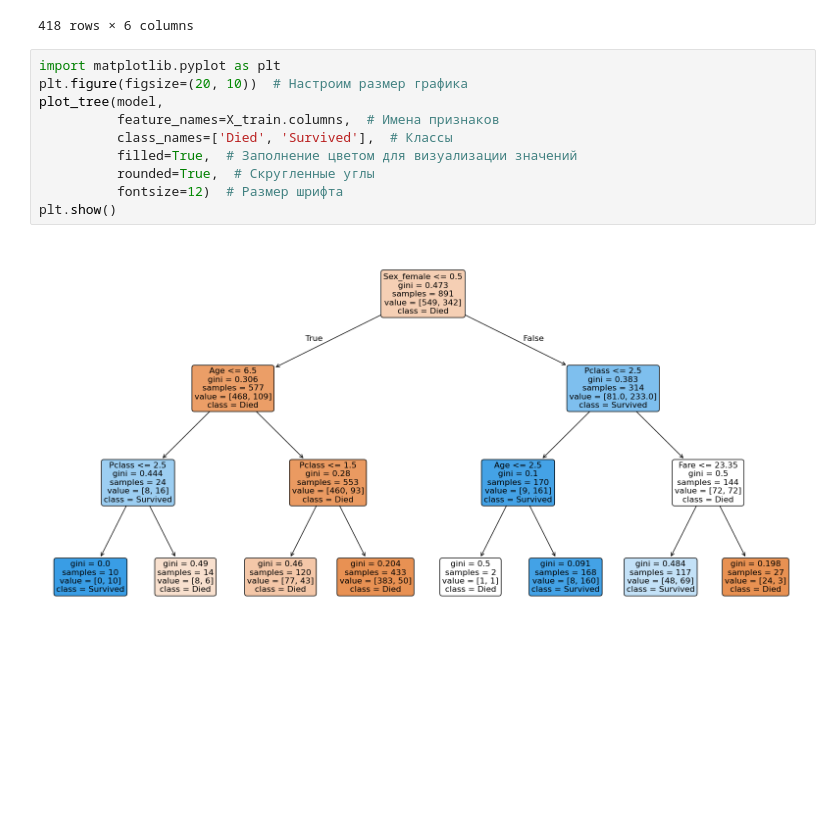
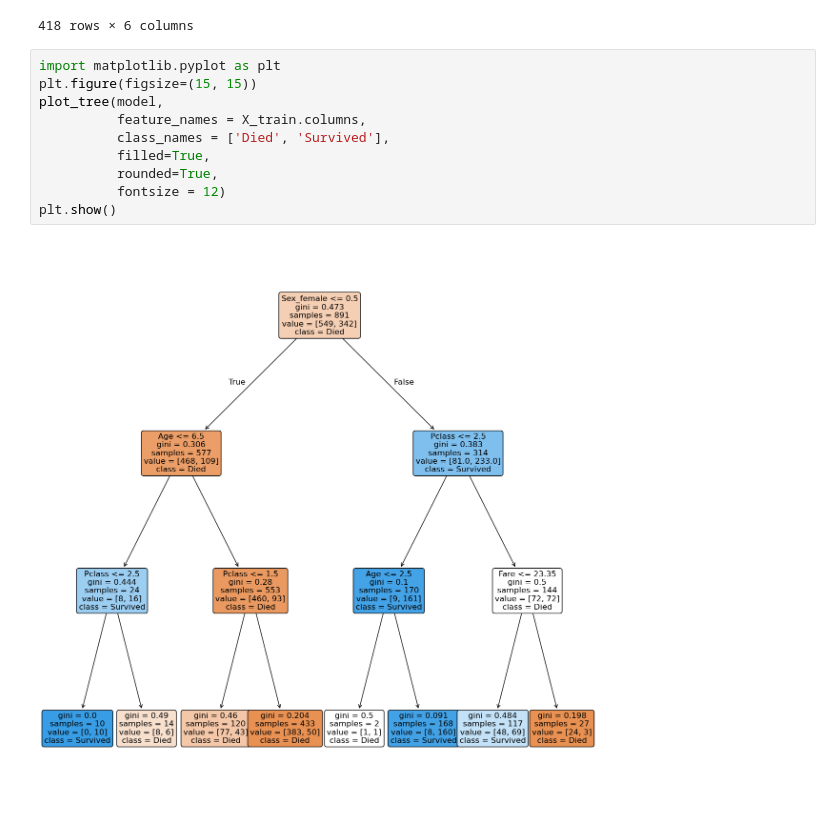
Before and after one commit to nedoshivina/ii, a Jupyter notebook: Titanic.ipynb, the cells around one changed output. Saved outputs shown, nothing was run; the diff lists cells and outputs as text; blank space fills up the shorter version.

```diff
--- a/Titanic.ipynb
+++ b/Titanic.ipynb
@@ -86,13 +86,13 @@ results_df
 418 rows × 6 columns
 # %%
 import matplotlib.pyplot as plt
-plt.figure(figsize=(20, 10))  # Настроим размер графика
+plt.figure(figsize=(15, 15))
 plot_tree(model,
-          feature_names=X_train.columns,  # Имена признаков
-          class_names=['Died', 'Survived'],  # Классы
-          filled=True,  # Заполнение цветом для визуализации значений
-          rounded=True,  # Скругленные углы
-          fontsize=12)  # Размер шрифта
+          feature_names = X_train.columns,
+          class_names = ['Died', 'Survived'],
+          filled=True,
+          rounded=True,
+          fontsize = 12)
 plt.show()
 # %% [output]
-[figure, old version]
+[figure, new version]
```
